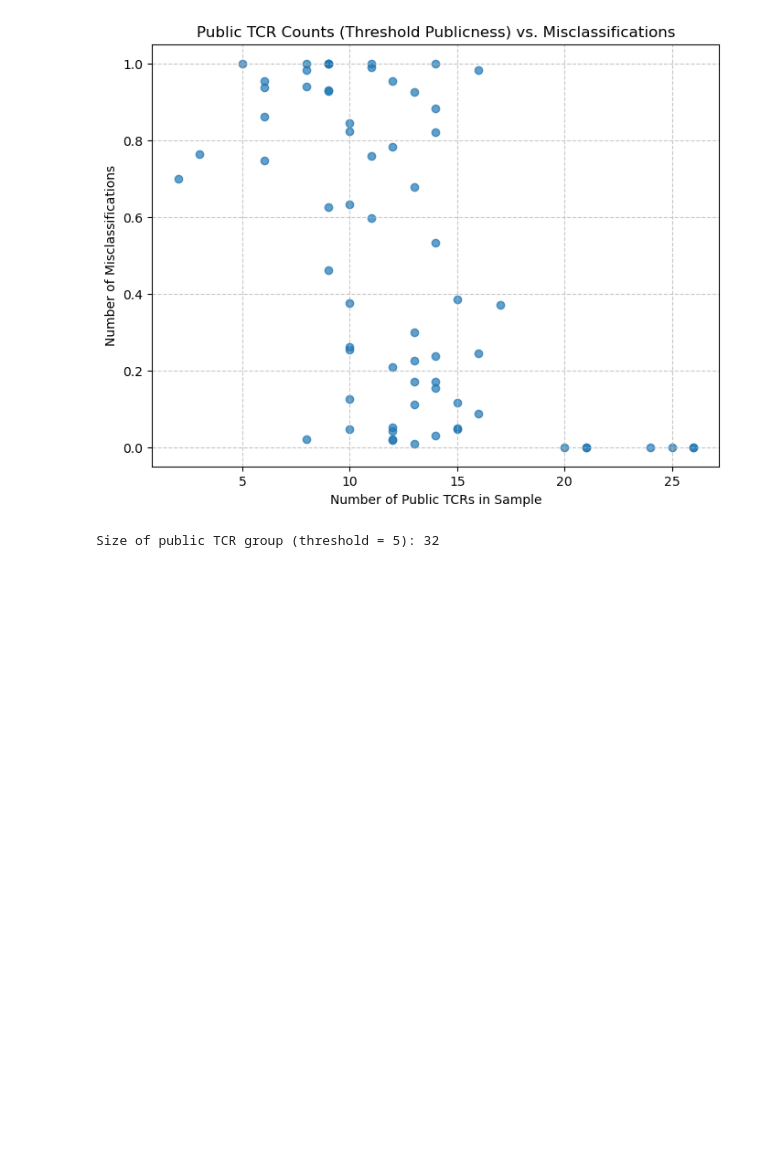
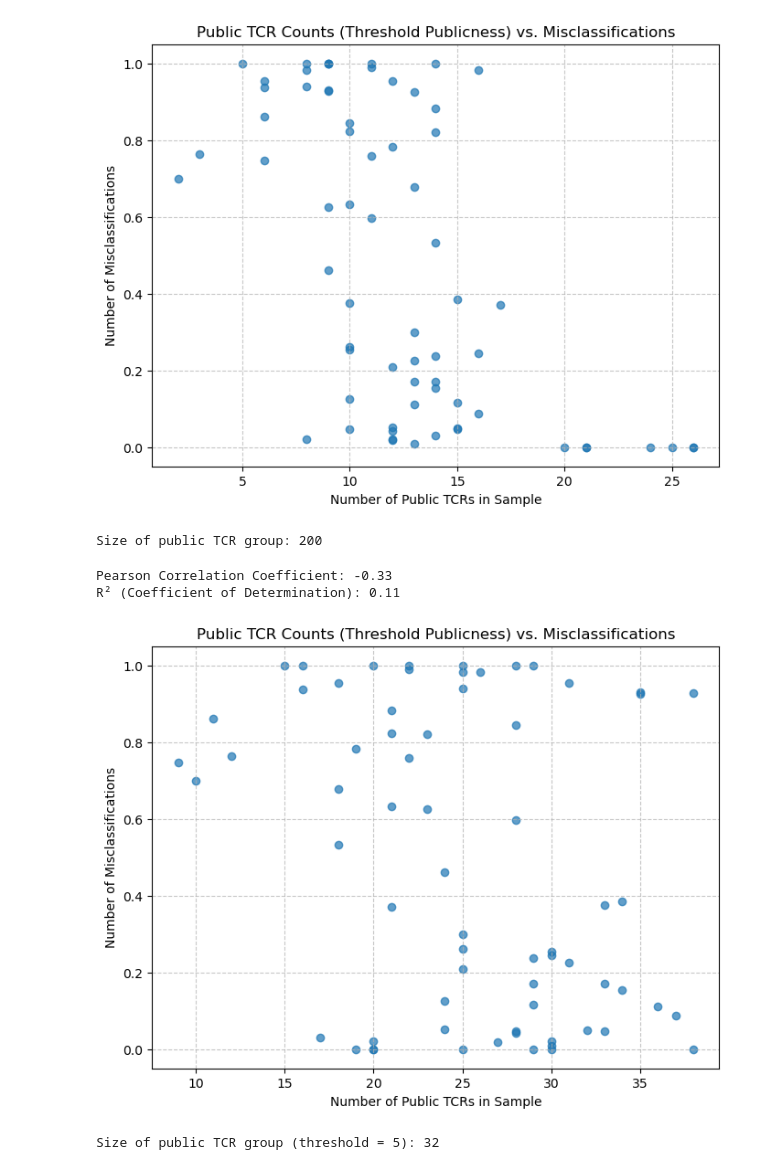
Before and after one commit to OrrBav/GNN_project, a Jupyter notebook: testing_scripts/analysis/perc_analasys_grid.ipynb, the cells around one changed output. Drawn from its saved outputs; the diff is of its cells as text; code cells hidden in the pictures; blank space fills up the shorter version.

```diff
--- a/testing_scripts/analysis/perc_analasys_grid.ipynb
+++ b/testing_scripts/analysis/perc_analasys_grid.ipynb
@@ -846,6 +846,56 @@ plt.show()
 Pearson Correlation Coefficient: -0.58
 R² (Coefficient of Determination): 0.34
 [figure]
+# %%
+from collections import Counter
+
+public_tcrs_csv = pd.read_csv("/home/dsi/orrbavly/GNN_project/data/top_200_crs.csv")
+public_tcrs_top200 = set(public_tcrs_csv['CDR3.aa'])
+
+print(f"Size of public TCR group: {len(public_tcrs_top200)}")
+# %% [output]
+Size of public TCR group: 200
+# %%
+# Step 2: Count public TCRs in each sample
+public_tcr_counts = {}
+for sample_name in stats_df['sample_name']:
+    file_path = os.path.join(files_folder, sample_name + '.csv')
+    if os.path.exists(file_path):
+        tcrs = pd.read_csv(file_path).iloc[:, 0]
+        public_count = sum(1 for tcr in tcrs if tcr in public_tcrs_top200)
+        public_tcr_counts[sample_name] = public_count
+    else:
+        public_tcr_counts[sample_name] = 0
+
+# Map public TCR counts to stats_df
+stats_df['public_tcr_count'] = stats_df['sample_name'].map(public_tcr_counts)
+
+# Step 3: Analyze the relationship between public TCR counts and false_negative_appearances
+x = stats_df['public_tcr_count']
+y = stats_df['appearance_rate']
+
+# Calculate Pearson correlation
+pearson_corr, _ = pearsonr(x, y)
+print(f"Pearson Correlation Coefficient: {pearson_corr:.2f}")
+
+# Fit a linear regression model for R²
+x_reshaped = x.values.reshape(-1, 1)
+reg = LinearRegression().fit(x_reshaped, y)
+r_squared = reg.score(x_reshaped, y)
+print(f"R² (Coefficient of Determination): {r_squared:.2f}")
+
+# Scatter plot of public TCR counts vs. misclassifications
+plt.figure(figsize=(8, 6))
+plt.scatter(x, y, alpha=0.7)
+plt.title('Public TCR Counts (Threshold Publicness) vs. Misclassifications')
+plt.xlabel('Number of Public TCRs in Sample')
+plt.ylabel('Number of Misclassifications')
+plt.grid(axis='both', linestyle='--', alpha=0.7)
+plt.show()
+# %% [output]
+Pearson Correlation Coefficient: -0.33
+R² (Coefficient of Determination): 0.11
+[figure, added]
 # %%
 stats_df_comb = pd.read_csv("/home/dsi/orrbavly/GNN_project/outputs/kidney_samples_stats_rf_cos_19k_3.csv")
 ## TCR COUNT/FILE SIZE
```
Also changed, not shown: parts of 1 cell of this notebook, 25 other files.
